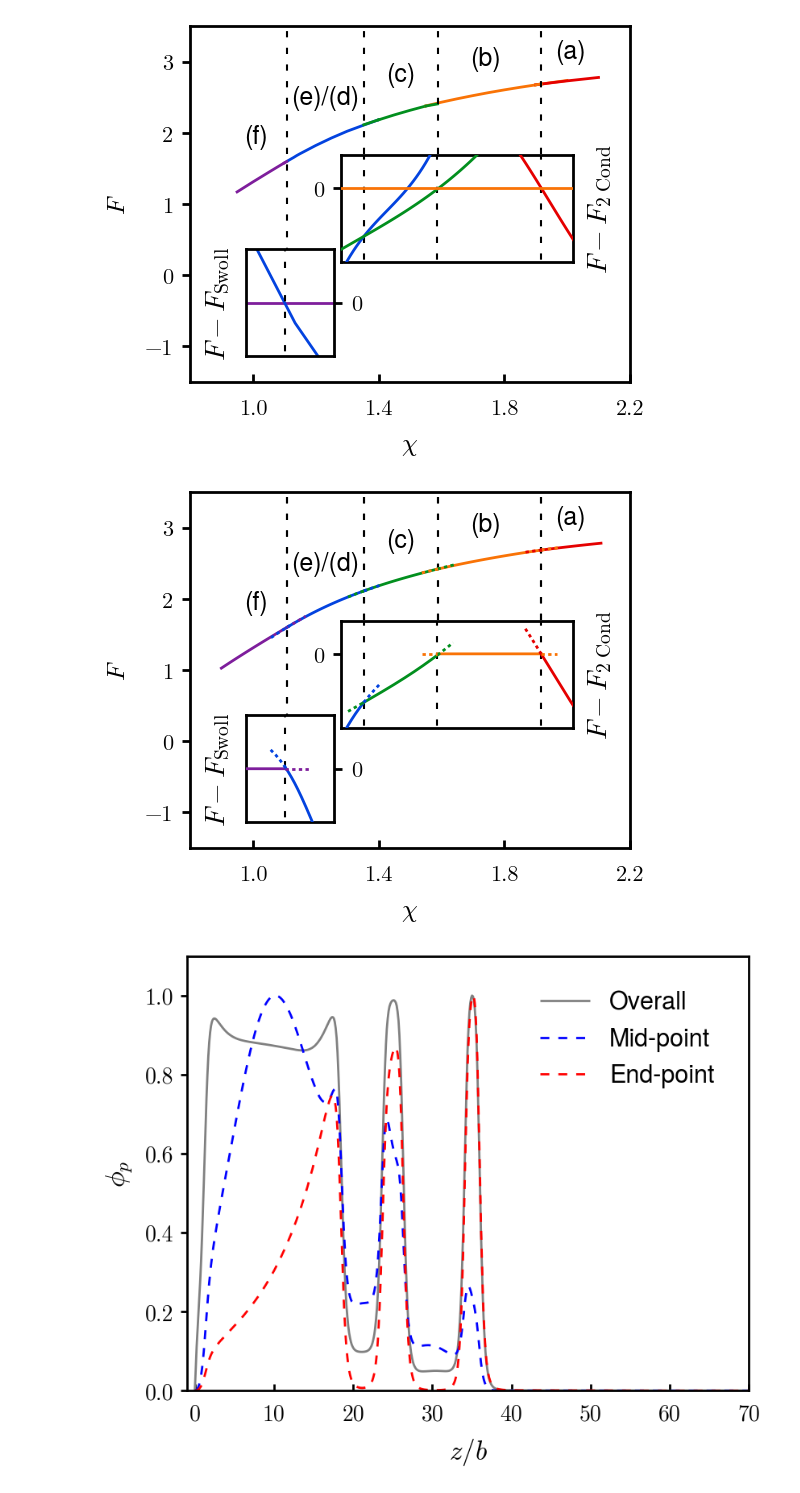
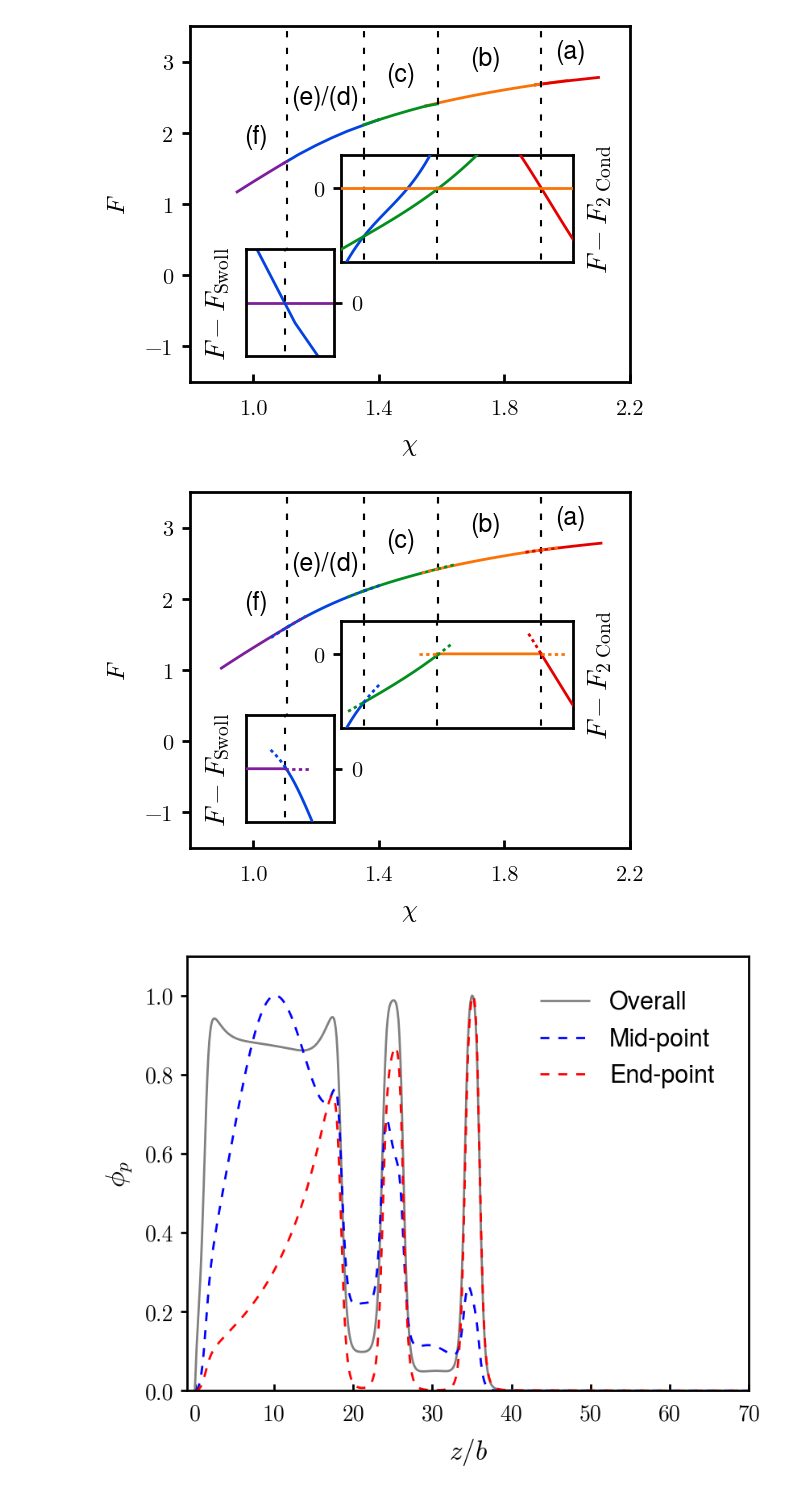
Before and after one commit to tyokokur/utilities, a Jupyter notebook: python/sysg_vis.ipynb, the cells around one changed output. Cells and saved outputs as stored; diff of their text form; code cells hidden in the pictures.

```diff
--- a/python/sysg_vis.ipynb
+++ b/python/sysg_vis.ipynb
@@ -801,36 +801,36 @@ plot_free((A.iloc[3,:][:10], Fref), cdict['p4c'], (t14, None), excess=True, s=4e
 plt.plot([t14]*2, [-0.05, 0.05], **trans_kw)
 ins1.set_ylabel(r'$F - F_{\mathrm{Swoll}}$')
 ins1.set_xlim((1.100, 1.118))
 ins1.set_ylim((-2e-04, 2e-04))
 ins1.yaxis.set_ticks_position('right')
 ins1.set_yticks([0])
 ins1.set_xticks([])
 tjy.ticks()
 
 ins2 = inset_axes(fax, width="100%", height="100%", loc="upper right",
                    bbox_to_anchor=(.365, .365, .528, .3), bbox_transform=fax.transAxes)
 plt.sca(ins2) # rght inset
 Fref = A.iloc[1,:]
 plot_free((A.iloc[3,], Fref), cdict['p4c'], (None, t43), excess=True)
 plot_free((A.iloc[2,:], Fref), cdict['p3c'], (t43, t32), excess=True)
-plot_free((A.iloc[1,:], Fref), cdict['p2c'], (t32, t21), excess=True)
-plot_free((A.iloc[0,:], Fref), cdict['p1c'], (t21, None), excess=True)
+plot_free((A.iloc[1,:], Fref), cdict['p2c'], (t32, t21), excess=True, deltas=(-0.06, 0.08))
+plot_free((A.iloc[0,:], Fref), cdict['p1c'], (t21, None), excess=True, deltas=(-0.04, None))
 plt.plot([t43]*2, [-0.05, 0.05], **trans_kw)
 plt.plot([t32]*2, [-0.05, 0.05], **trans_kw)
 plt.plot([t21]*2, [-0.05, 0.05], **trans_kw)
 
 ins2.yaxis.set_label_position('right')
 ins2.set_ylabel(r'$F - F_{\mathrm{2\ Cond}}$')
 ins2.set_xlim((1.28, 2.02))
 ins2.set_ylim((-0.018, 0.008))
 ins2.set_yticks([0])
 ins2.set_xticks([])
 
 tjy.ticks()
 
 # plt.savefig('imgs/free.pdf')
 # %% [output]
-[figure, old version]
+[figure, new version]
 # %%
 mpl.rcParams['xtick.labelsize'] = 20 #tmp change
 mpl.rcParams['ytick.labelsize'] = 20 #tmp change
```
